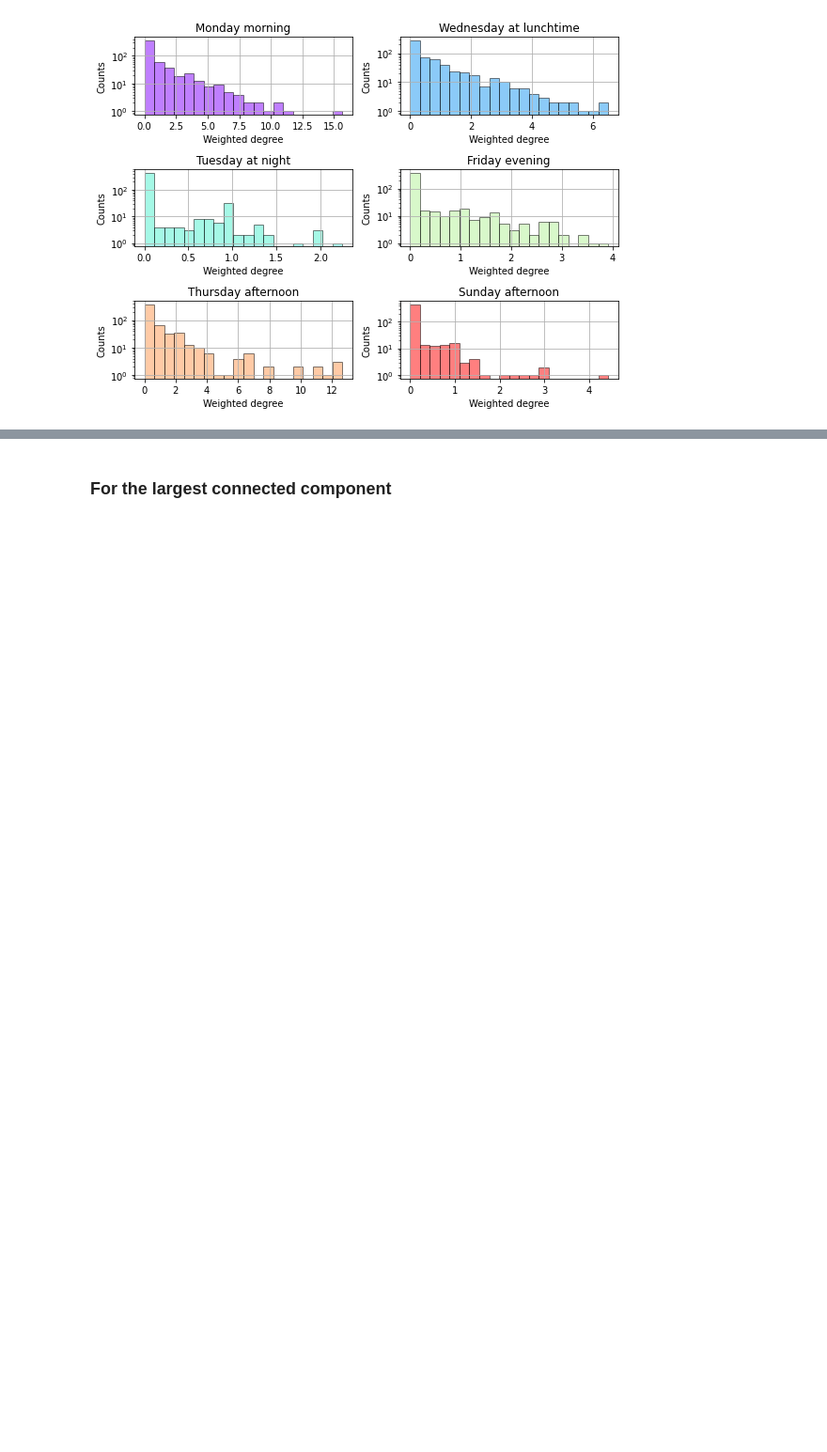
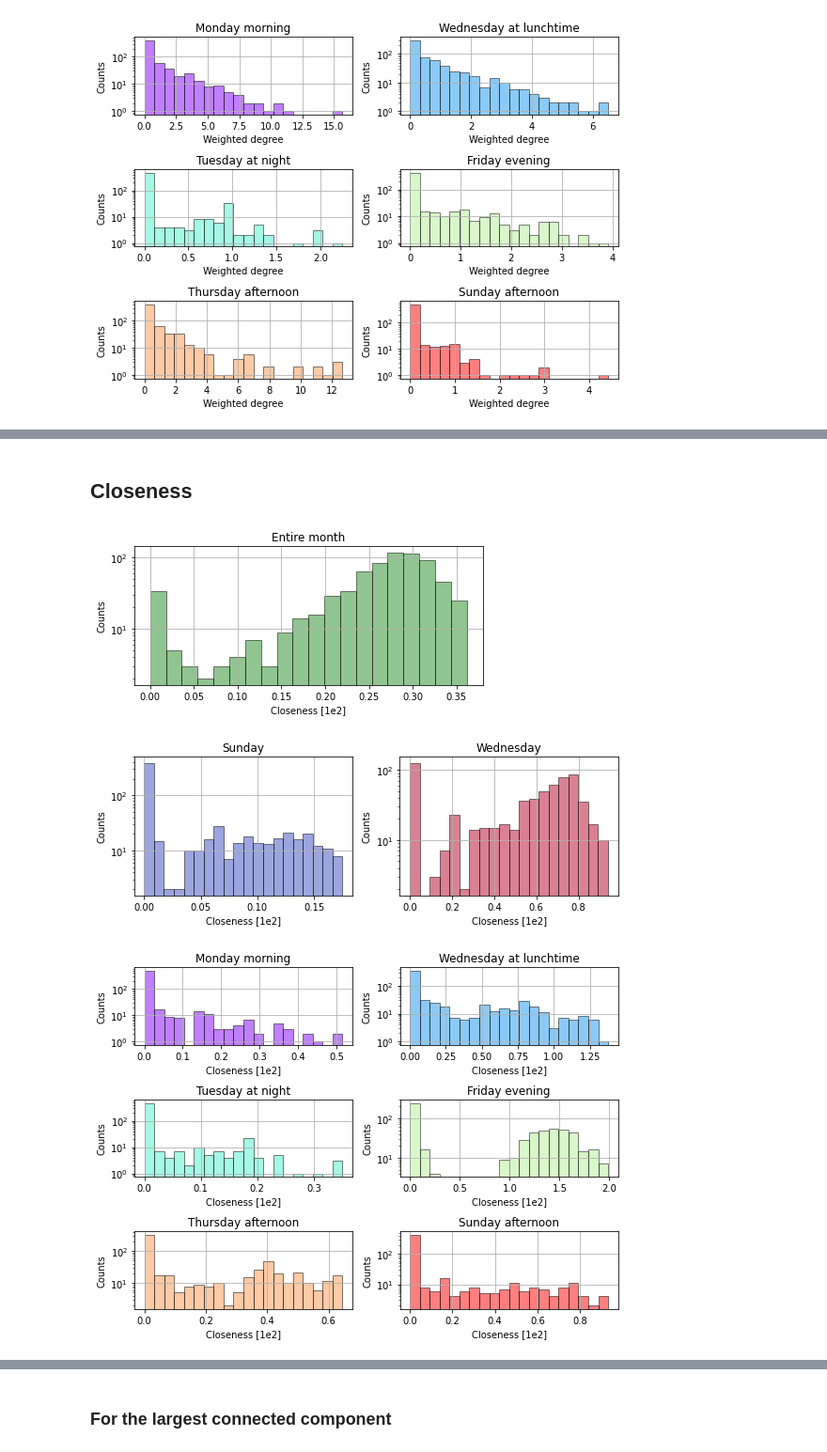
Before and after one commit to dariobaron/copenhagen_project, a Jupyter notebook: Dario_a_Copenhagen.ipynb, the cells around one changed output, grey strips where cells are left out. Shown at 94% size. Cells and saved outputs as stored; diff of their text form; code cells hidden in the pictures; blank space fills up the shorter version.

```diff
--- a/Dario_a_Copenhagen.ipynb
+++ b/Dario_a_Copenhagen.ipynb
@@ -347,0 +403,13 @@ fig.savefig("plots/deg_distr_diff_hours.pdf")
+# %%
+bt_1m = aggregateStrongConnections(df_bt, 24*28)
+bt_1m_selected = bt_1m
+graphs_1m = createTimeGraphs(bt_1m_selected)
+
+bt_1d = aggregateStrongConnections(df_bt, 24)
+bt_1d_selected = bt_1d.set_index("# timestamp").loc[[getTimestamp(1,i,0) for i in [0,3]]].reset_index()
+graphs_1d = createTimeGraphs(bt_1d_selected)
+
+bt_1h = aggregateStrongConnections(df_bt, 1)
+days, hours = [1,3,2,5,4,0], [10,12,4,22,16,18]
+bt_1h_selected = bt_1h.set_index("# timestamp").loc[[getTimestamp(1,i,j) for i,j in zip(days,hours)]].reset_index()
+graphs_1h = createTimeGraphs(bt_1h_selected)
@@ -347,0 +436,2 @@ fig.savefig("plots/deg_distr_diff_hours.pdf")
+# %% [markdown]
+## Closeness
@@ -347,0 +468,51 @@ fig.savefig("plots/deg_distr_diff_hours.pdf")
+# %%
+fig, ax = plt.subplots(1,1,figsize=(6,3))
+
+(closeness_1m*100).hist(bins=20, color=colors_1m[0], alpha=0.5, edgecolor="black", linewidth=1, ax=ax)
+
+ax.set_title(titles_1m[0])
+ax.set_xlabel("Closeness [1e2]")
+ax.set_ylabel("Counts")
+ax.set_yscale("log")
+
+fig.tight_layout()
+fig.savefig("plots/monthly_closeness.pdf")
+
+
+
+
+fig, axs = plt.subplots(1,2,figsize=(8,3))
+
+for i,col in enumerate(closeness_1d):
+    (closeness_1d[col]*100).hist(bins=20, color=colors_1d(i), alpha=0.5, edgecolor="black", linewidth=1, ax=axs[i])
+
+for i,ax in enumerate(axs):
+    ax.set_title(titles_1d[i])
+    ax.set_xlabel("Closeness [1e2]")
+    ax.set_ylabel("Counts")
+    ax.set_yscale("log")
+
+fig.tight_layout()
+fig.savefig("plots/daily_closeness.pdf")
+
+
+
+
+fig, axs = plt.subplots(3,2,figsize=(8,6))
+axs = axs.flatten()
+
+for i,col in enumerate(closeness_1h):
+    (closeness_1h[col]*100).hist(bins=20, color=colors_1h(i), alpha=0.5, edgecolor="black", linewidth=1, ax=axs[i])
+
+for i,ax in enumerate(axs):
+    ax.set_title(titles_1h[i])
+    ax.set_xlabel("Closeness [1e2]")
+    ax.set_ylabel("Counts")
+    ax.set_yscale("log")
+
+fig.tight_layout()
+fig.savefig("plots/hourly_closeness.pdf")
+# %% [output]
+[figure, added]
+[figure, added]
+[figure, added]
```
Also changed, not shown: parts of 27 cells of this notebook, 20 other files.
